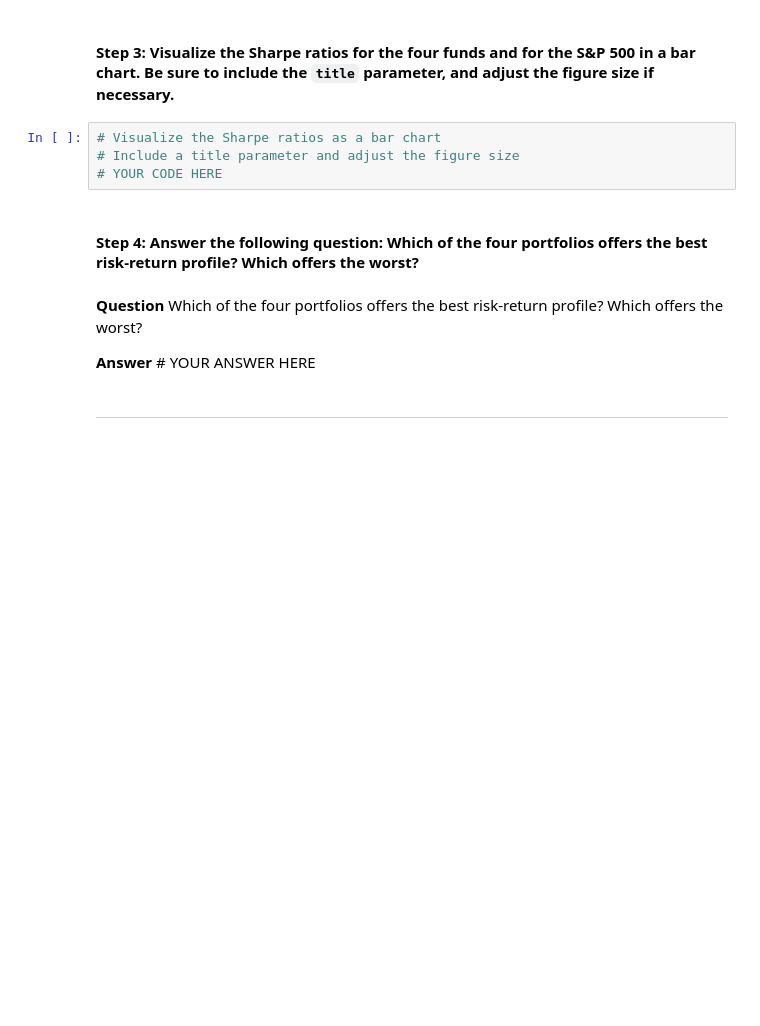
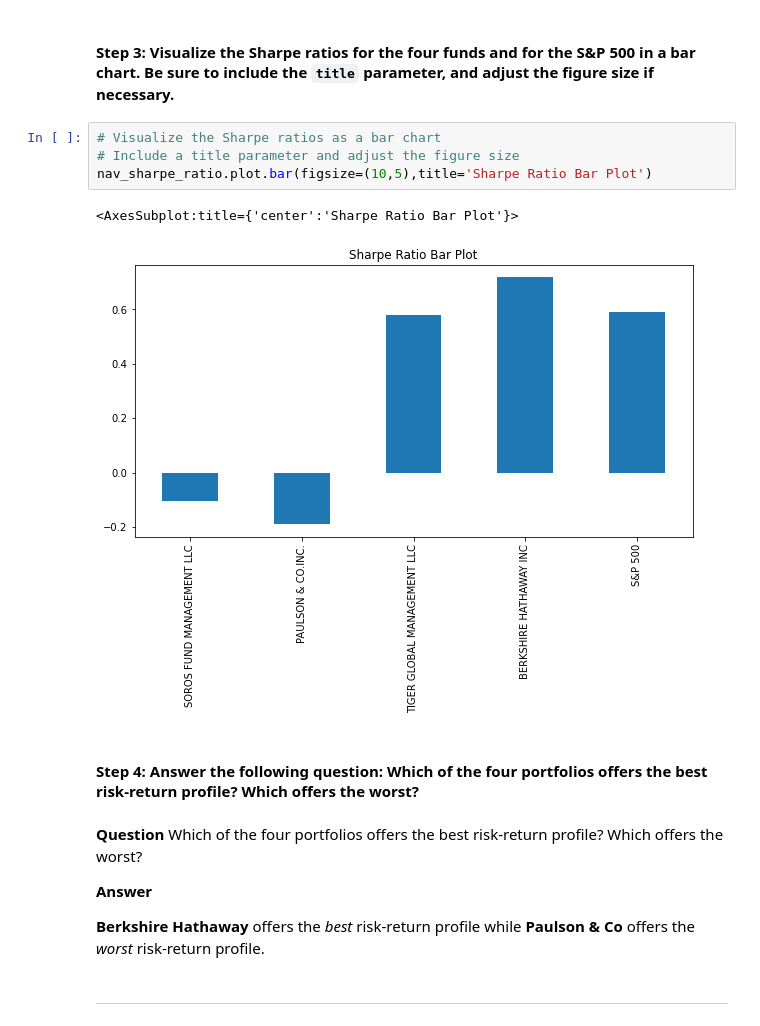
Before and after one commit to ForrestSurles/Portfolio_Investment_Algorithm_Analysis, a Jupyter notebook: risk_return_analysis.ipynb, the cells around one changed output. Saved outputs shown, nothing was run; the diff lists cells and outputs as text; blank space fills up the shorter version.

Commit message:
completed section 'Analyze the Risk-Return Profile'

```diff
--- a/risk_return_analysis.ipynb
+++ b/risk_return_analysis.ipynb
@@ -383,13 +383,18 @@ dtype: float64
 # %%
 # Visualize the Sharpe ratios as a bar chart
 # Include a title parameter and adjust the figure size
-# YOUR CODE HERE
+nav_sharpe_ratio.plot.bar(figsize=(10,5),title='Sharpe Ratio Bar Plot')
+# %% [output]
+<AxesSubplot:title={'center':'Sharpe Ratio Bar Plot'}>
+[figure, added]
 # %% [markdown]
 #### Step 4: Answer the following question: Which of the four portfolios offers the best risk-return profile? Which offers the worst?
 # %% [markdown]
 **Question** Which of the four portfolios offers the best risk-return profile? Which offers the worst?
 
-**Answer** # YOUR ANSWER HERE
+**Answer**
+
+**Berkshire Hathaway** offers the *best* risk-return profile while **Paulson & Co** offers the *worst* risk-return profile.
 # %% [markdown]
 ---
 # %% [markdown]
```
